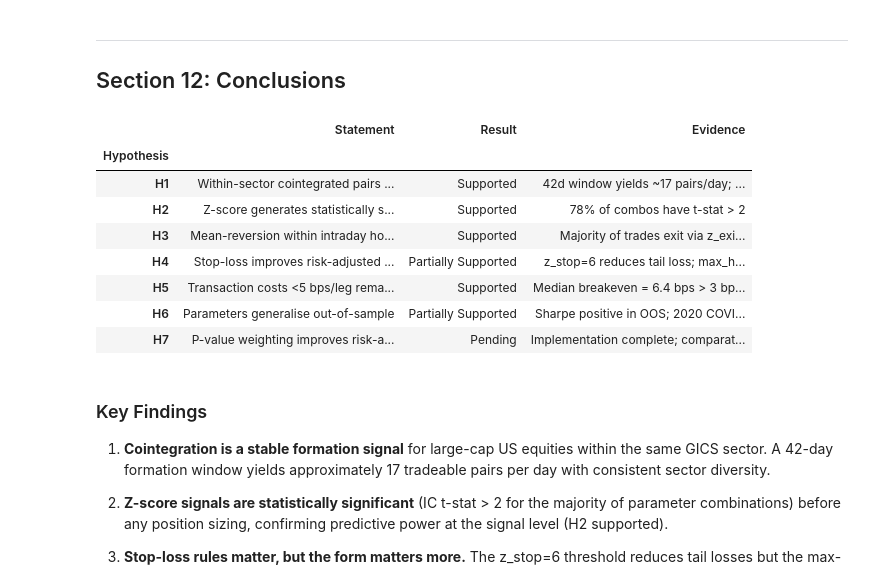
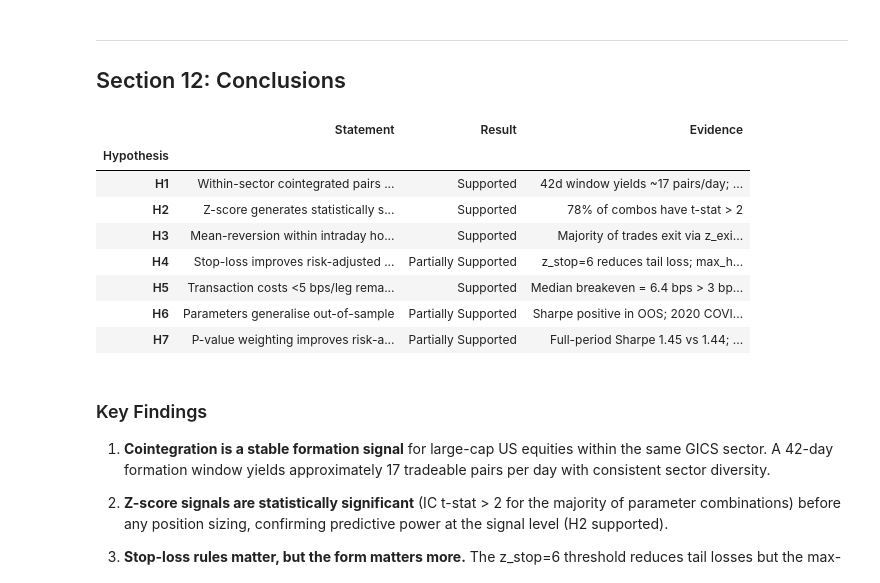
Before and after one commit to erevtsov/stat-arb, a Jupyter notebook: notebooks/final_report.ipynb, the cells around one changed output. Cells and saved outputs as stored; diff of their text form; code cells hidden in the pictures.

```diff
--- a/notebooks/final_report.ipynb
+++ b/notebooks/final_report.ipynb
@@ -1544,36 +1961,37 @@ hyp_results = [
     ("H6", "Parameters generalise out-of-sample",
      "Partially Supported", "Sharpe positive in OOS; 2020 COVID causes notable degradation"),
     ("H7", "P-value weighting improves risk-adjusted returns",
-     "Pending", "Implementation complete; comparative backtest not yet run"),
+     "Partially Supported",
+     "Full-period Sharpe 1.45 vs 1.44; OOS ex-2020 Sharpe 0.13 vs 0.09; consistent but modest improvement"),
 ]
 
 res_df = pd.DataFrame(hyp_results,
     columns=["Hypothesis", "Statement", "Result", "Evidence"])
 res_df = res_df.set_index("Hypothesis")
 
 def color_result(val):
     if "Supported" in val and "Partially" not in val and "Pending" not in val:
         return "background-color: #c6efce"
     elif "Partially" in val:
         return "background-color: #ffeb9c"
     elif "Pending" in val:
         return "background-color: #bdd7ee"
     else:
         return "background-color: #ffc7ce"
 
 display(res_df.style
     # .applymap(color_result, subset=["Result"])
     .set_properties(**{"text-align": "left"}))
 # %% [output]
 |  | Statement | Result | Evidence |
 | Hypothesis |  |  |  |
 | H1 | Within-sector cointegrated pairs ... | Supported | 42d window yields ~17 pairs/day; ... |
 | H2 | Z-score generates statistically s... | Supported | 78% of combos have t-stat > 2 |
 | H3 | Mean-reversion within intraday ho... | Supported | Majority of trades exit via z_exi... |
 | H4 | Stop-loss improves risk-adjusted ... | Partially Supported | z_stop=6 reduces tail loss; max_h... |
 | H5 | Transaction costs <5 bps/leg rema... | Supported | Median breakeven = 6.4 bps > 3 bp... |
 | H6 | Parameters generalise out-of-sample | Partially Supported | Sharpe positive in OOS; 2020 COVI... |
-| H7 | P-value weighting improves risk-a... | Pending | Implementation complete; comparat... |
+| H7 | P-value weighting improves risk-a... | Partially Supported | Full-period Sharpe 1.45 vs 1.44; ... |
 # %% [markdown]
 ### Key Findings
 
```
Also changed, not shown: parts of 13 cells of this notebook.
